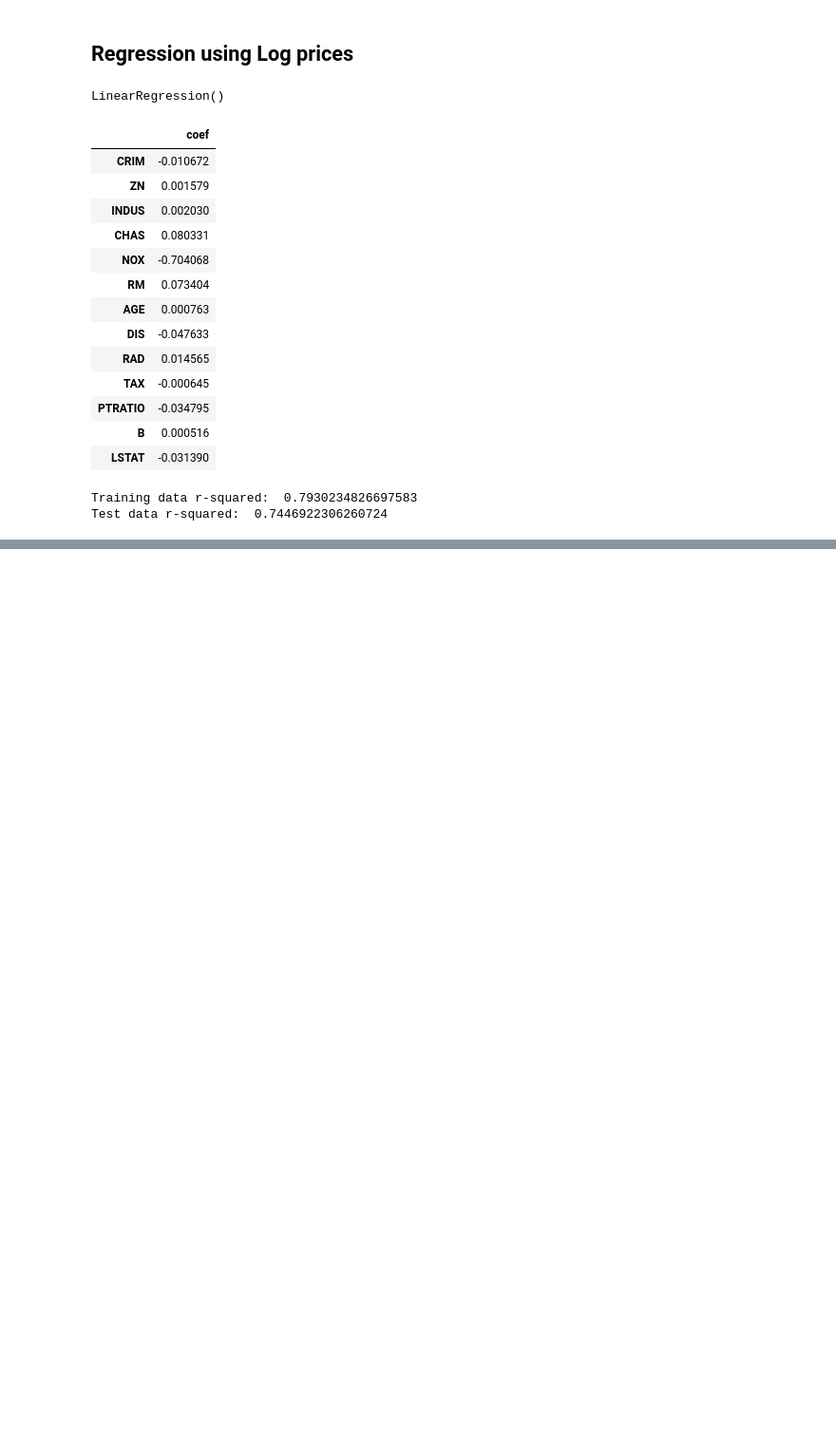
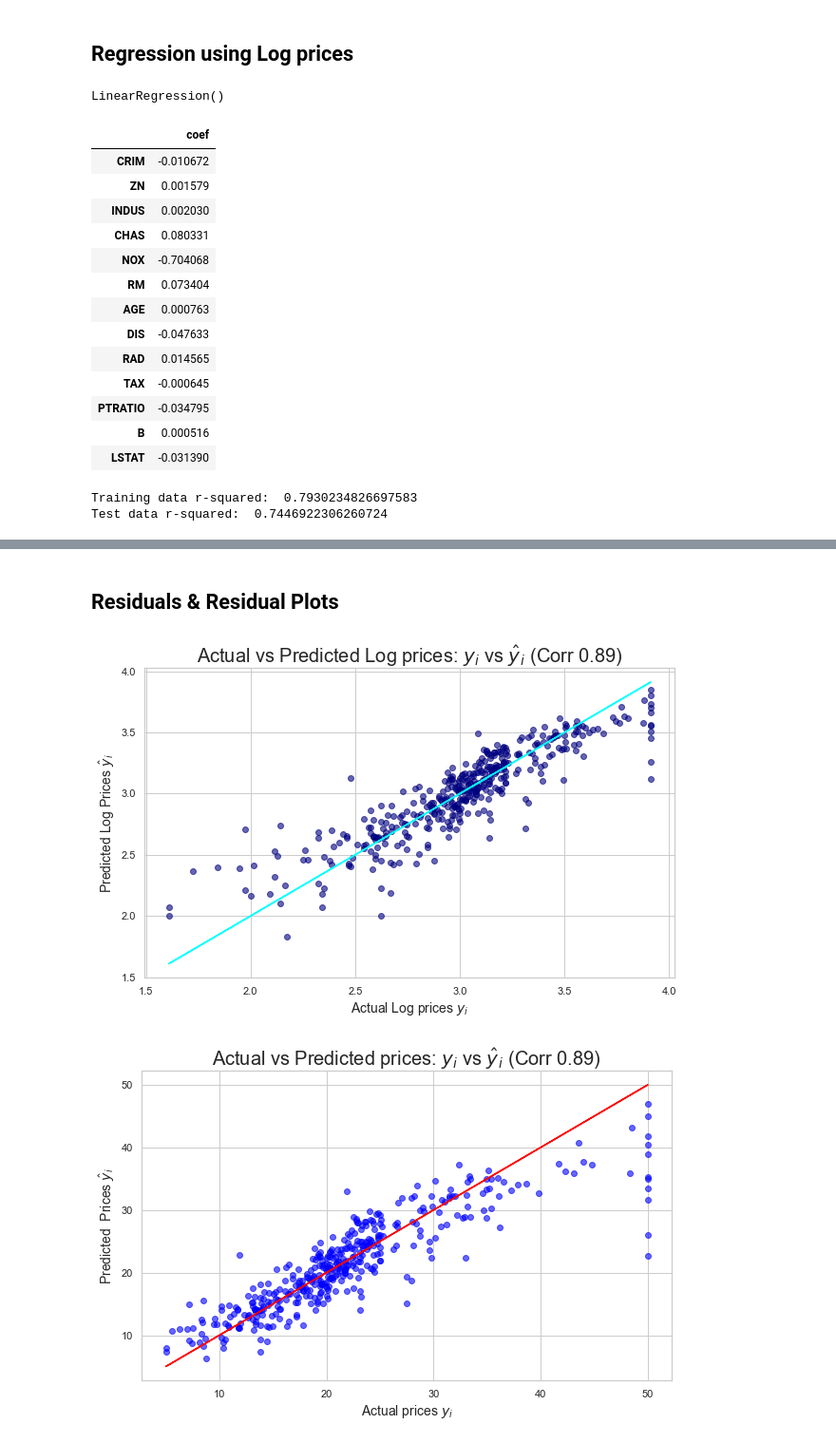
Before and after one commit to 7TRED/Basic-ML, a Jupyter notebook: Boston_DataSet.ipynb, the cells around one changed output, grey strips where cells are left out. Shown at 95% size. Cells and saved outputs as stored; diff of their text form; code cells hidden in the pictures; blank space fills up the shorter version.

```diff
--- a/Boston_DataSet.ipynb
+++ b/Boston_DataSet.ipynb
@@ -576,11 +579,11 @@ features = data.drop('PRICE', axis=1)  # separating features
 # random_state argument is added to get fixed shuffle.
 # If you have the same random_state then the splitting of your
 # data will be same as mine
-xTrain, xTest, yTrain, yTest = train_test_split(features, prices,
+x_Train, x_Test, y_Train, y_Test = train_test_split(features, prices,
                                                 test_size=0.2, random_state=10)
 # %%
 regr2 = LinearRegression()
-regr2.fit(xTrain, yTrain)
+regr2.fit(x_Train, y_Train)
 # %% [output]
 LinearRegression()
 # %%
@@ -610,0 +757,13 @@ Test data r-squared:  0.7446922306260724
+# %%
+# Reduced model #1 excluding INDUS and AGE
+X_incl_const = sm.add_constant(x_Train)
+X_incl_const = X_incl_const.drop(['INDUS','AGE'], axis=1)
+
+model = sm.OLS(y_Train, X_incl_const)
+results = model.fit()
+
+# results.params
+# results.pvalues
+reducedCoef = pd.DataFrame({'coef': results.params,'p-value':round(results.pvalues, 3)})
+print("R-squared: ", results.rsquared)
+print("BIC: ", results.bic)
@@ -610,0 +792,59 @@ Test data r-squared:  0.7446922306260724
+# %% [markdown]
+## Residuals & Residual Plots
+# %%
+#  Checking the residuals for Model with INDUS and AGE features dropped
+
+prices = np.log(data['PRICE'])  #Separating target
+features = data.drop(['PRICE','INDUS','AGE'], axis=1)  # separating features
+
+# Shuffling and splitting the data
+# random_state argument is added to get fixed shuffle.
+# If you have the same random_state then the splitting of your
+# data will be same as mine
+x_Train, x_Test, y_Train, y_Test = train_test_split(features, prices,
+                                                test_size=0.2, random_state=10)
+
+res = sm.add_constant(x_Train)
+model = sm.OLS(y_Train,  res)
+results = model.fit()
+
+# residuals = y_Train - results.fittedvalues
+# residuals.describe()
+# results.resid()
+
+# Graph of Actual vs Predicted Prices
+corr = round(y_Train.corr(results.fittedvalues), 2)
+
+# Actual Log Prices vs Predicted Log prices
+plt.figure(figsize=(10,6))
+plt.scatter(x=y_Train, y=results.fittedvalues, c='navy', alpha=0.6)
+plt.plot(y_Train, y_Train, c='cyan' )
+plt.xlabel("Actual Log prices $y_i$", fontsize = 14)
+plt.ylabel("Predicted Log Prices $\hat y_i$", fontsize=14)
+plt.title(f'Actual vs Predicted Log prices: $y_i$ vs $\hat y_i$ (Corr {corr})', fontsize=20)
+plt.show()
+
+# Actual Prices vs Predicted Prices
+plt.figure(figsize=(10,6))
+plt.scatter(x=np.e**y_Train, y=np.e**results.fittedvalues, c='blue', alpha=0.6)
+plt.plot(np.e**y_Train, np.e**y_Train, c='red' )
+plt.xlabel("Actual prices $y_i$", fontsize = 14)
+plt.ylabel("Predicted  Prices $\hat y_i$", fontsize=14)
+plt.title(f'Actual vs Predicted prices: $y_i$ vs $\hat y_i$ (Corr {corr})', fontsize=20)
+plt.show()
+
+#Residuals Vs Predicted Values
+plt.figure(figsize=(10,6))
+plt.scatter(x=results.fittedvalues, y=results.resid, c='navy', alpha=0.6)
+
+plt.xlabel("Predicted Log prices $\hat y_i$", fontsize = 14)
+plt.ylabel("Residuals", fontsize=14)
+plt.title('Residuals vs Fitted Values', fontsize=20)
+plt.show()
+
+# Mean Squared Error and R-Squared
+reducedLogMSE = round(results.mse_resid, 3)
+reducedLogRsquared = round(results.rsquared, 3)
+# %% [output]
+[figure, added]
+[figure, added]
```
Also changed, not shown: parts of 30 cells of this notebook, 1 other file.
